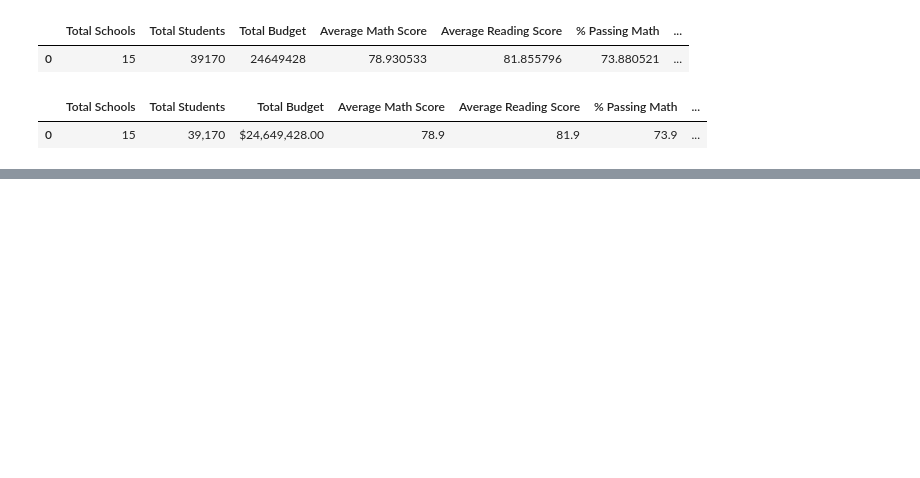
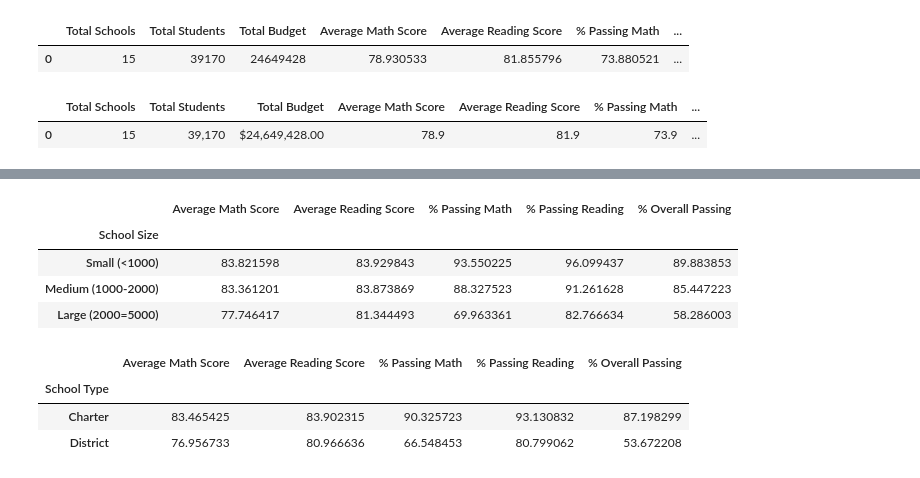
Before and after one commit to belennlopezvega/School_District_Analysis, a Jupyter notebook: PyCitySchools_Challenge.ipynb, the cells around one changed output, grey strips where cells are left out. Drawn from its saved outputs; the diff is of its cells as text; code cells hidden in the pictures; blank space fills up the shorter version.

```diff
--- a/PyCitySchools_Challenge.ipynb
+++ b/PyCitySchools_Challenge.ipynb
@@ -227,0 +299,15 @@ per_school_summary_df
+# %%
+size_summary_df = pd.DataFrame({
+    "Average Math Score" : size_math_scores,
+    "Average Reading Score" : size_reading_scores,
+    "% Passing Math" : size_passing_math,
+    "% Passing Reading" : size_passing_reading,
+    "% Overall Passing" : size_overall_passing
+})
+size_summary_df
+# %% [output]
+|  | Average Math Score | Average Reading Score | % Passing Math | % Passing Reading | % Overall Passing |
+| School Size |  |  |  |  |  |
+| Small (<1000) | 83.821598 | 83.929843 | 93.550225 | 96.099437 | 89.883853 |
+| Medium (1000-2000) | 83.361201 | 83.873869 | 88.327523 | 91.261628 | 85.447223 |
+| Large (2000=5000) | 77.746417 | 81.344493 | 69.963361 | 82.766634 | 58.286003 |
@@ -227,0 +321,14 @@ per_school_summary_df
+# %%
+type_summary_df = pd.DataFrame({
+    "Average Math Score" : type_math_scores,
+    "Average Reading Score" : type_reading_scores,
+    "% Passing Math" : type_passing_math,
+    "% Passing Reading" : type_passing_reading,
+    "% Overall Passing" : type_overall_passing
+})
+type_summary_df
+# %% [output]
+|  | Average Math Score | Average Reading Score | % Passing Math | % Passing Reading | % Overall Passing |
+| School Type |  |  |  |  |  |
+| Charter | 83.465425 | 83.902315 | 90.325723 | 93.130832 | 87.198299 |
+| District | 76.956733 | 80.966636 | 66.548453 | 80.799062 | 53.672208 |
```
Also changed, not shown: parts of 27 cells of this notebook.
